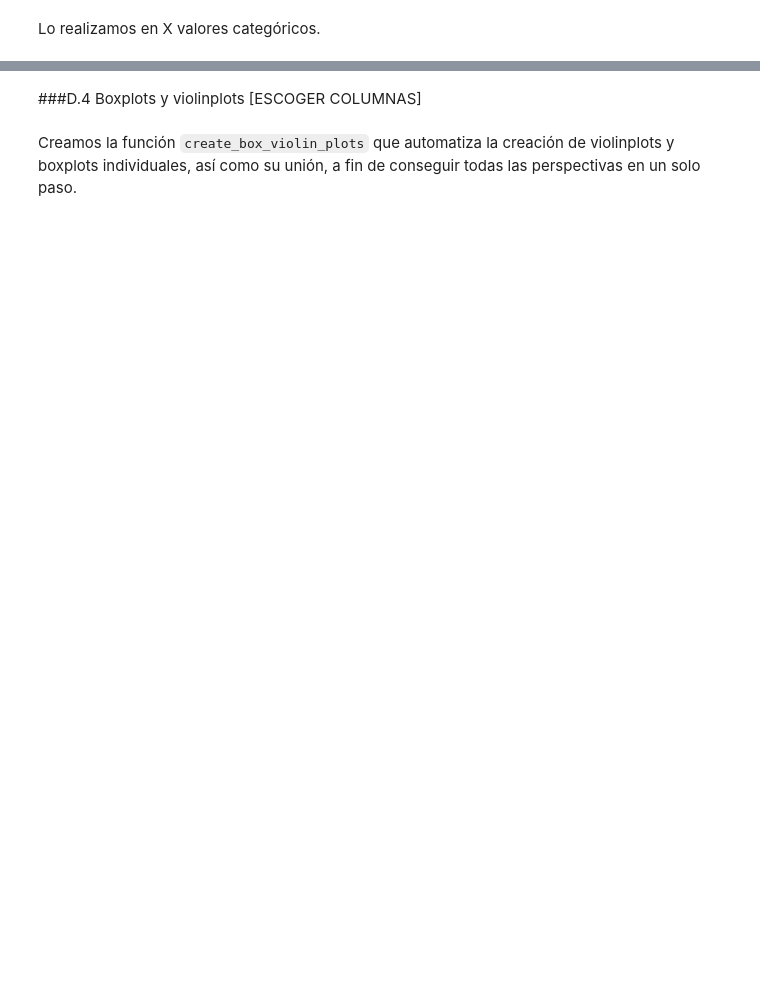
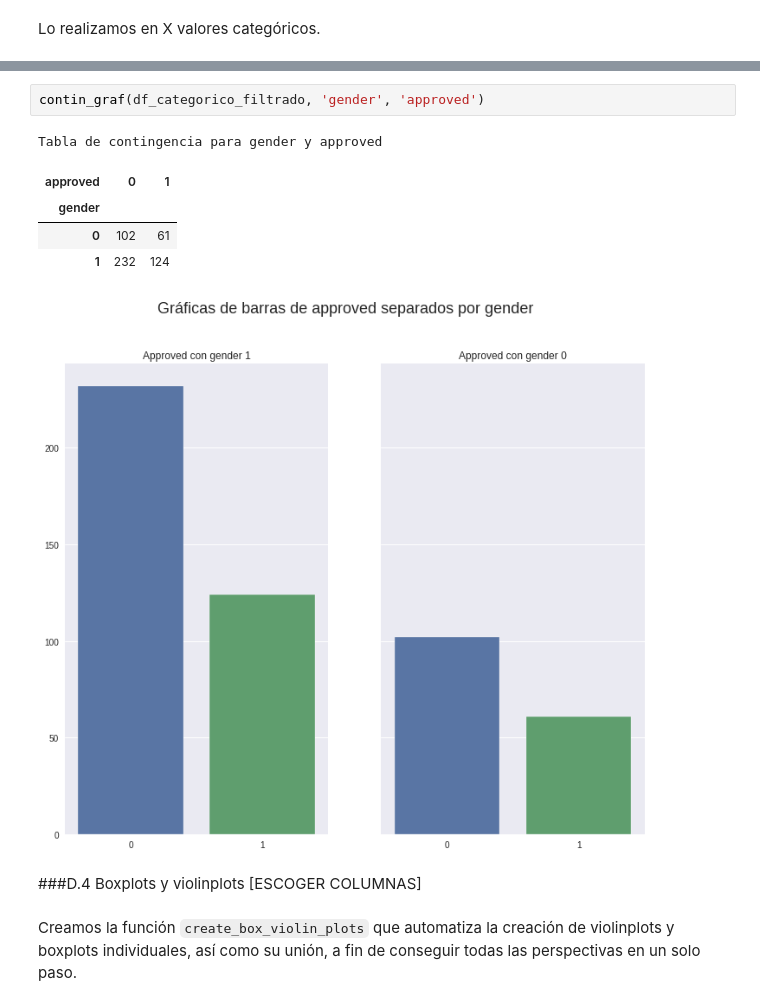
Before and after one commit to HanniaMele/bedu-equipo4-dataScience-M4, a Jupyter notebook: FinalProject_M4.ipynb, the cells around one changed output, grey strips where cells are left out. Cells and saved outputs as stored; diff of their text form; blank space fills up the shorter version.

```diff
--- a/FinalProject_M4.ipynb
+++ b/FinalProject_M4.ipynb
@@ -1110,3 +1120,12 @@ Tabla de contingencia para ethnicity y married
+# %%
+contin_graf(df_categorico_filtrado, 'gender', 'approved')
+# %% [output]
+Tabla de contingencia para gender y approved
+| approved | 0 | 1 |
+| gender |  |  |
+| 0 | 102 | 61 |
+| 1 | 232 | 124 |
+[figure, added]
 # %% [markdown]
 ###D.4 Boxplots y violinplots [ESCOGER COLUMNAS]
 # %% [markdown]
```
Also changed, not shown: parts of 28 cells of this notebook.
